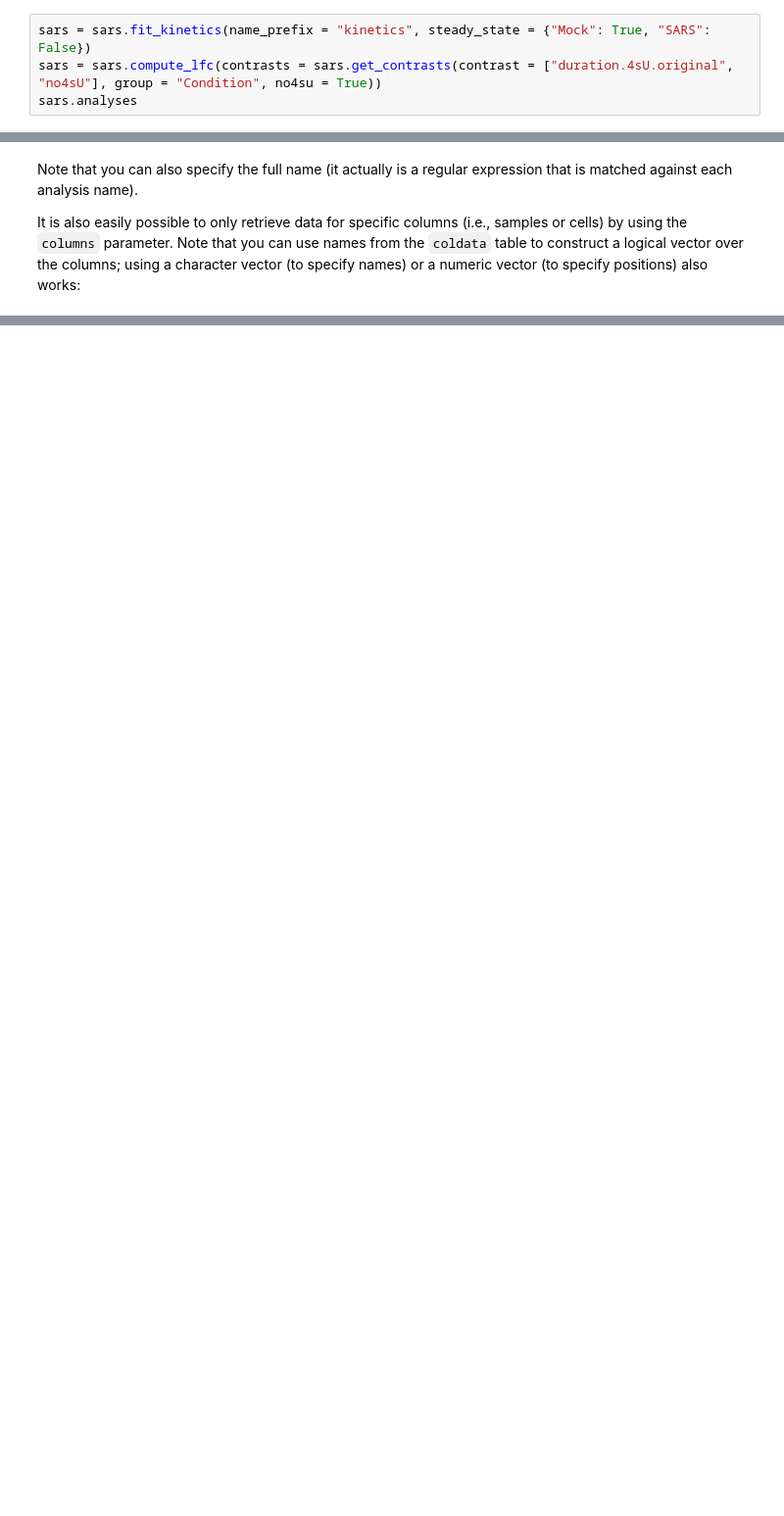
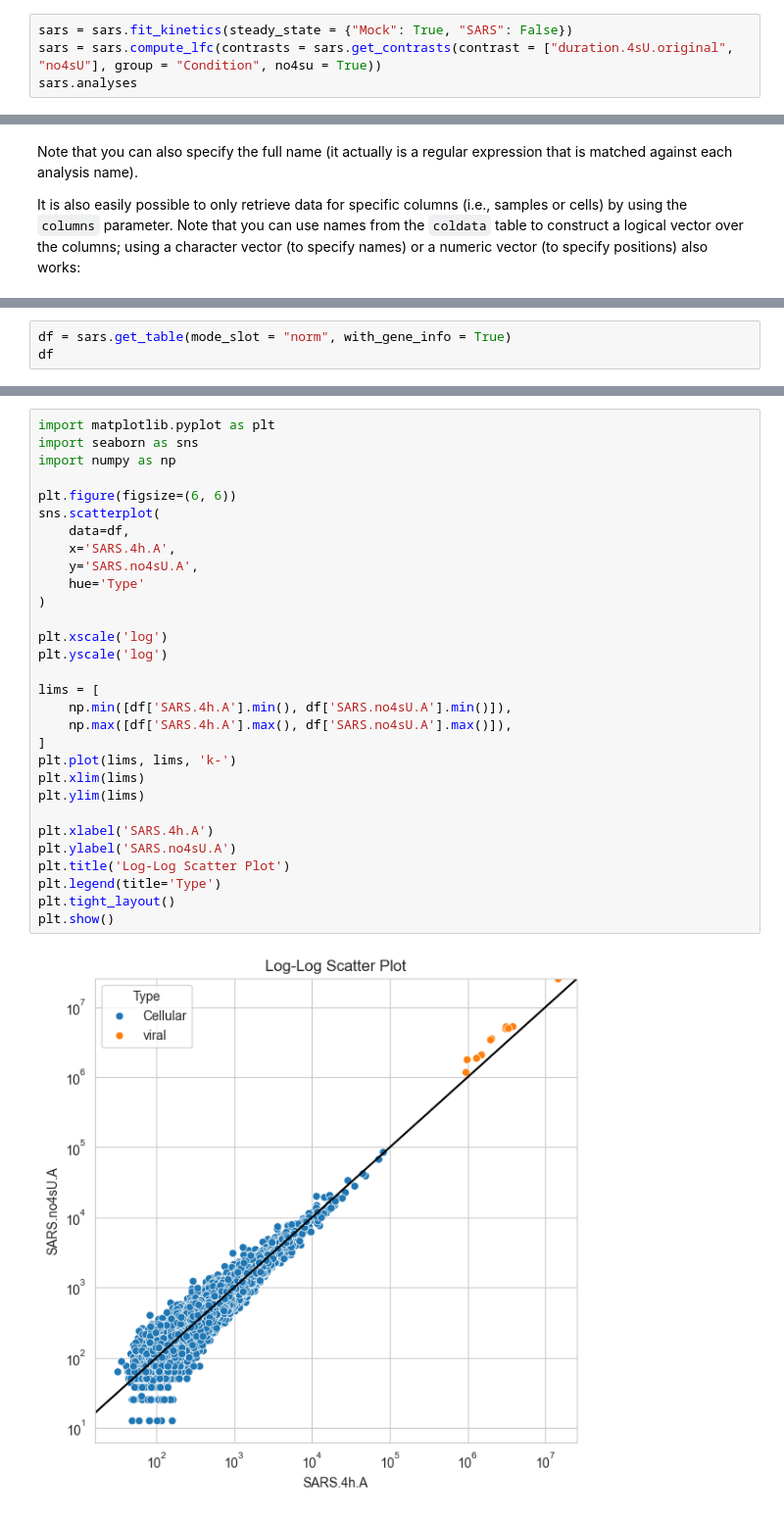
Before and after one commit to maus2310/GrandPy, a Jupyter notebook: docs/notebooks/notebook_04_working_with_data_matrices_and_analysis_results.ipynb, the cells around one changed output, grey strips where cells are left out. Shown at 98% size. Drawn from its saved outputs; the diff is of its cells as text; blank space fills up the shorter version.

```diff
--- a/docs/notebooks/notebook_04_working_with_data_matrices_and_analysis_results.ipynb
+++ b/docs/notebooks/notebook_04_working_with_data_matrices_and_analysis_results.ipynb
@@ -81,5 +86,5 @@ After loading data there are no analyses, but such data are added e.g. by perfor
 # %%
-sars = sars.fit_kinetics(name_prefix = "kinetics", steady_state = {"Mock": True, "SARS": False})
+sars = sars.fit_kinetics(steady_state = {"Mock": True, "SARS": False})
 sars = sars.compute_lfc(contrasts = sars.get_contrasts(contrast = ["duration.4sU.original", "no4sU"], group = "Condition", no4su = True))
 sars.analyses
 # %% [output]
@@ -190,0 +292,3 @@ It is also easily possible to only retrieve data for specific columns (i.e., sam
+# %%
+df = sars.get_table(mode_slot = "norm", with_gene_info = True)
+df
@@ -190,0 +310,32 @@ It is also easily possible to only retrieve data for specific columns (i.e., sam
+# %%
+import matplotlib.pyplot as plt
+import seaborn as sns
+import numpy as np
+
+plt.figure(figsize=(6, 6))
+sns.scatterplot(
+    data=df,
+    x='SARS.4h.A',
+    y='SARS.no4sU.A',
+    hue='Type'
+)
+
+plt.xscale('log')
+plt.yscale('log')
+
+lims = [
+    np.min([df['SARS.4h.A'].min(), df['SARS.no4sU.A'].min()]),
+    np.max([df['SARS.4h.A'].max(), df['SARS.no4sU.A'].max()]),
+]
+plt.plot(lims, lims, 'k-')
+plt.xlim(lims)
+plt.ylim(lims)
+
+plt.xlabel('SARS.4h.A')
+plt.ylabel('SARS.no4sU.A')
+plt.title('Log-Log Scatter Plot')
+plt.legend(title='Type')
+plt.tight_layout()
+plt.show()
+# %% [output]
+[figure, added]
```
Also changed, not shown: parts of 54 cells of this notebook, 1 other file.
